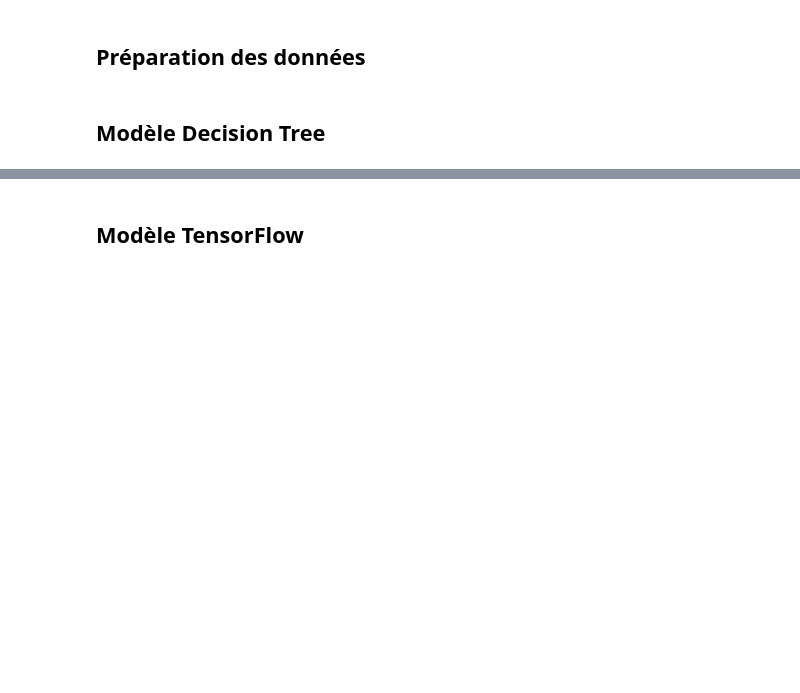
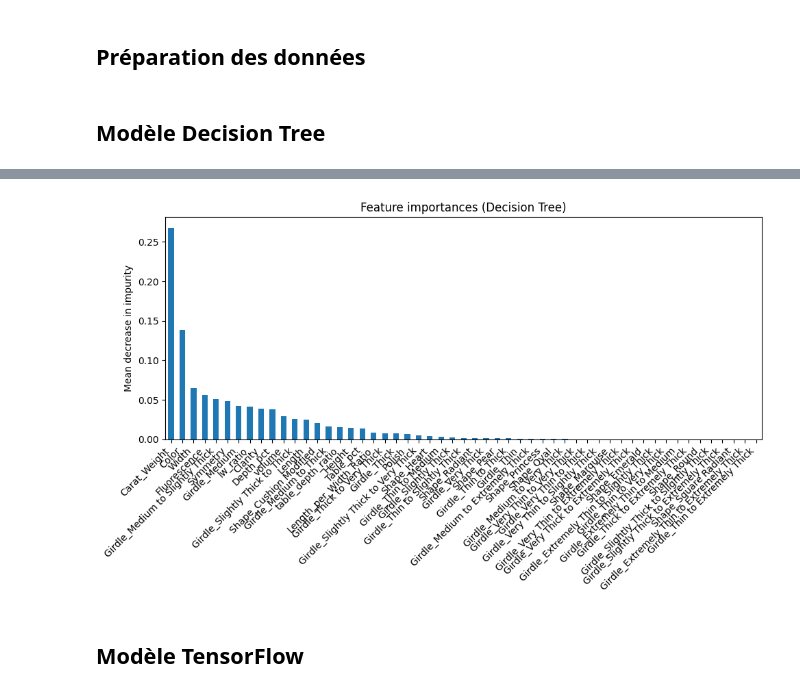
Before and after one commit to Sorci3/Reconnaissance_de_diamant, a Jupyter notebook: notebook/cut6k.ipynb, the cells around one changed output, grey strips where cells are left out. Cells and saved outputs as stored; diff of their text form; code cells hidden in the pictures; blank space fills up the shorter version.

```diff
--- a/notebook/cut6k.ipynb
+++ b/notebook/cut6k.ipynb
@@ -170,3 +202,15 @@ Accuracy test: 1.00
+# %%
+feature_names = X.columns
+forest_importances = pd.Series(importance, index=feature_names)
+fig, ax = plt.subplots(figsize=(10, 6))
+forest_importances.sort_values(ascending=False).plot.bar(ax=ax)
+ax.set_title("Feature importances (Decision Tree)")
+ax.set_ylabel("Mean decrease in impurity")
+plt.xticks(rotation=45, ha='right')
+fig.tight_layout()
+plt.show()
+# %% [output]
+[figure, added]
 # %% [markdown]
 ## Modèle TensorFlow
 # %%
```
Also changed, not shown: parts of 14 cells of this notebook.
